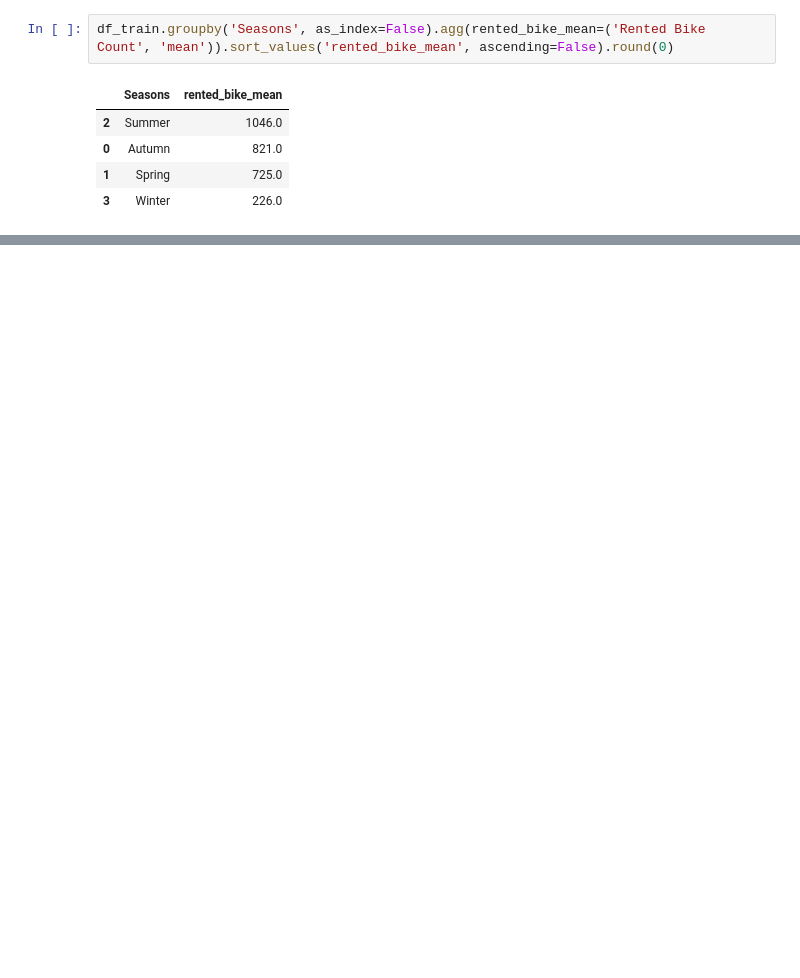
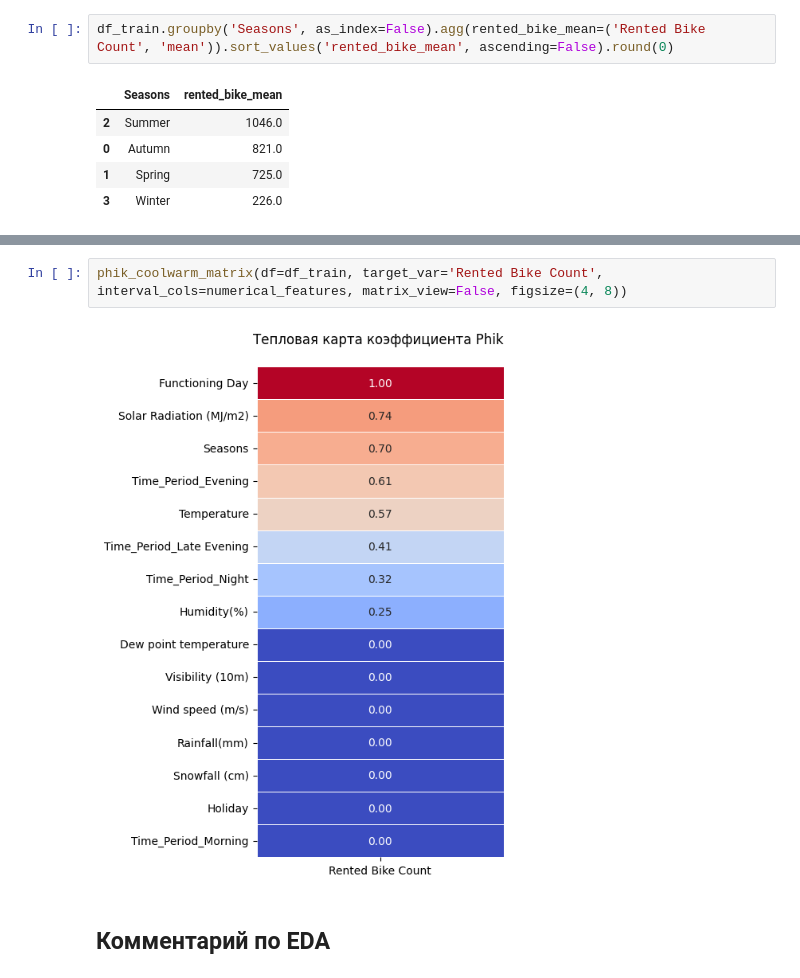
Before and after one commit to TemaQDX/sprint_14_project_bikesouth, a Jupyter notebook: sprint_14_project_bikesouth_Artem_Burov.ipynb, the cells around one changed output, grey strips where cells are left out. Saved outputs shown, nothing was run; the diff lists cells and outputs as text; blank space fills up the shorter version.

```diff
--- a/sprint_14_project_bikesouth_Artem_Burov.ipynb
+++ b/sprint_14_project_bikesouth_Artem_Burov.ipynb
@@ -549,0 +632,6 @@ plt.show()
+# %%
+phik_coolwarm_matrix(df=df_train, target_var='Rented Bike Count', interval_cols=numerical_features, matrix_view=False, figsize=(4, 8))
+# %% [output]
+[figure, added]
+# %% [markdown]
+## Комментарий по EDA
```
Also changed, not shown: parts of 18 cells of this notebook.
